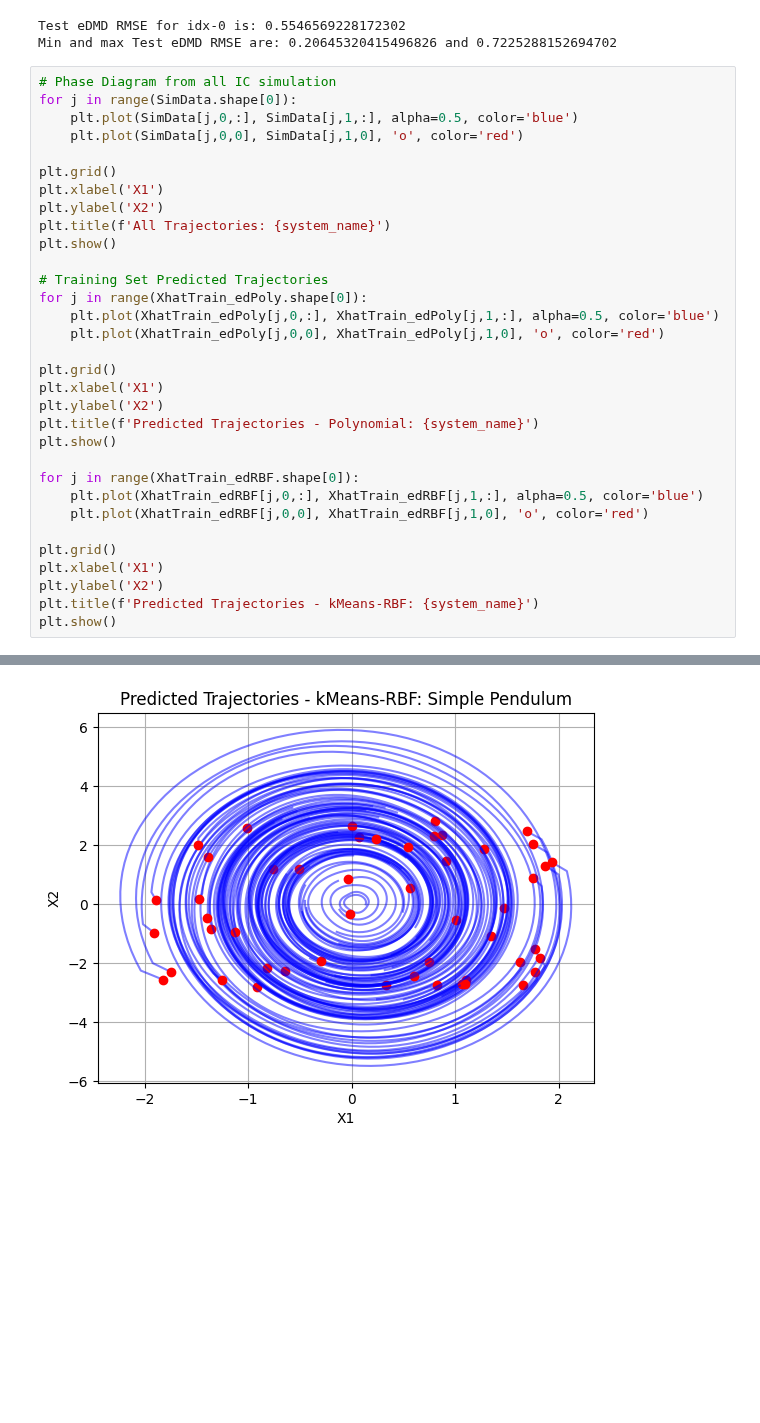
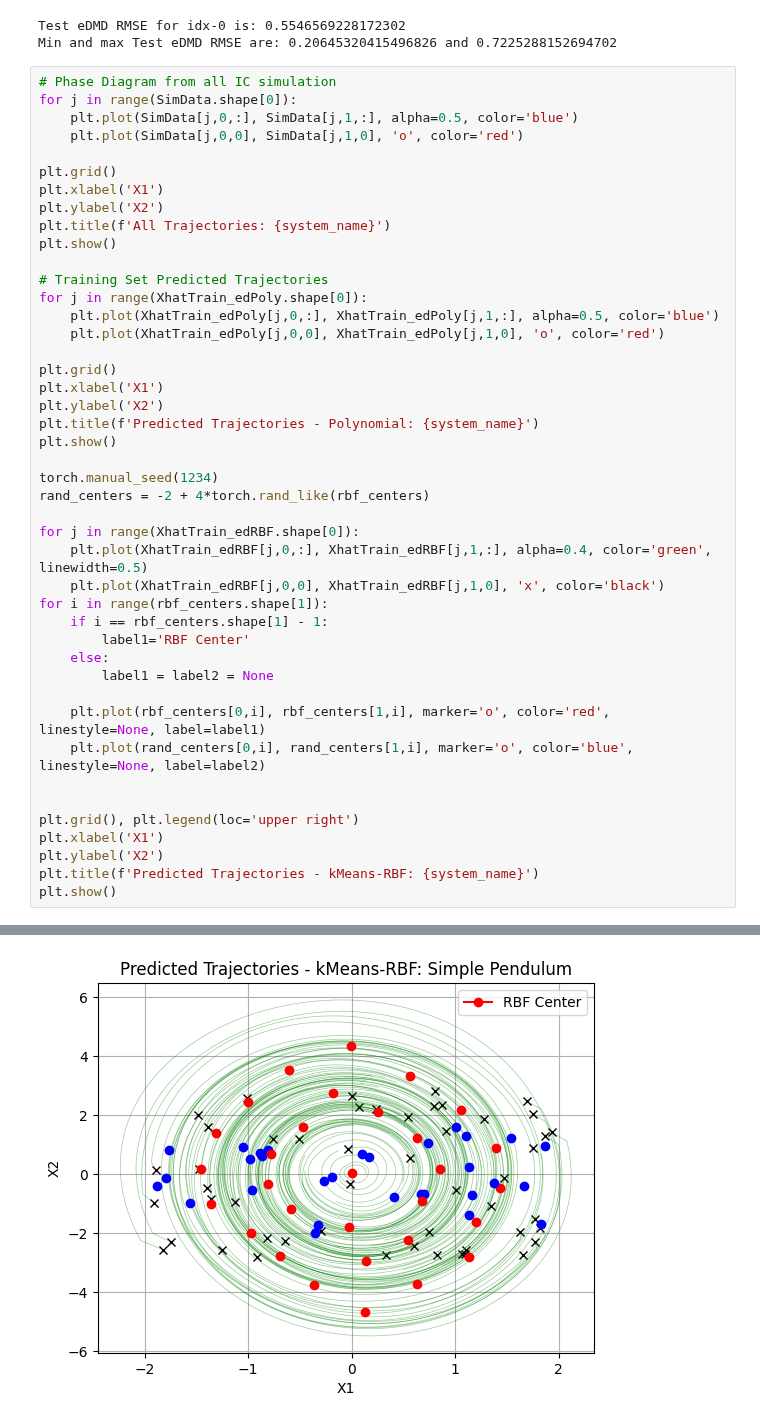
Before and after one commit to abhigyan9/KoopmanGPO, a Jupyter notebook: eDMD_Trial.ipynb, the cells around one changed output, grey strips where cells are left out. Cells and saved outputs as stored; diff of their text form; blank space fills up the shorter version.

```diff
--- a/eDMD_Trial.ipynb
+++ b/eDMD_Trial.ipynb
@@ -407,34 +407,46 @@ Min and max Test eDMD RMSE are: 0.20645320415496826 and 0.7225288152694702
 for j in range(SimData.shape[0]):
     plt.plot(SimData[j,0,:], SimData[j,1,:], alpha=0.5, color='blue')
     plt.plot(SimData[j,0,0], SimData[j,1,0], 'o', color='red')
 
 plt.grid()
 plt.xlabel('X1')
 plt.ylabel('X2')
 plt.title(f'All Trajectories: {system_name}')
 plt.show()
 
 # Training Set Predicted Trajectories
 for j in range(XhatTrain_edPoly.shape[0]):
     plt.plot(XhatTrain_edPoly[j,0,:], XhatTrain_edPoly[j,1,:], alpha=0.5, color='blue')
     plt.plot(XhatTrain_edPoly[j,0,0], XhatTrain_edPoly[j,1,0], 'o', color='red')
 
 plt.grid()
 plt.xlabel('X1')
 plt.ylabel('X2')
 plt.title(f'Predicted Trajectories - Polynomial: {system_name}')
 plt.show()
 
+torch.manual_seed(1234)
+rand_centers = -2 + 4*torch.rand_like(rbf_centers)
+
 for j in range(XhatTrain_edRBF.shape[0]):
-    plt.plot(XhatTrain_edRBF[j,0,:], XhatTrain_edRBF[j,1,:], alpha=0.5, color='blue')
-    plt.plot(XhatTrain_edRBF[j,0,0], XhatTrain_edRBF[j,1,0], 'o', color='red')
+    plt.plot(XhatTrain_edRBF[j,0,:], XhatTrain_edRBF[j,1,:], alpha=0.4, color='green', linewidth=0.5)
+    plt.plot(XhatTrain_edRBF[j,0,0], XhatTrain_edRBF[j,1,0], 'x', color='black')
+for i in range(rbf_centers.shape[1]):
+    if i == rbf_centers.shape[1] - 1:
+        label1='RBF Center'
+    else:
+        label1 = label2 = None
 
-plt.grid()
+    plt.plot(rbf_centers[0,i], rbf_centers[1,i], marker='o', color='red', linestyle=None, label=label1)
+    plt.plot(rand_centers[0,i], rand_centers[1,i], marker='o', color='blue', linestyle=None, label=label2)
+
+
+plt.grid(), plt.legend(loc='upper right')
 plt.xlabel('X1')
 plt.ylabel('X2')
 plt.title(f'Predicted Trajectories - kMeans-RBF: {system_name}')
 plt.show()
 # %% [output]
 [figure]
 [figure]
-[figure, old version]
+[figure, new version]
```
Also changed, not shown: 4 other files.
